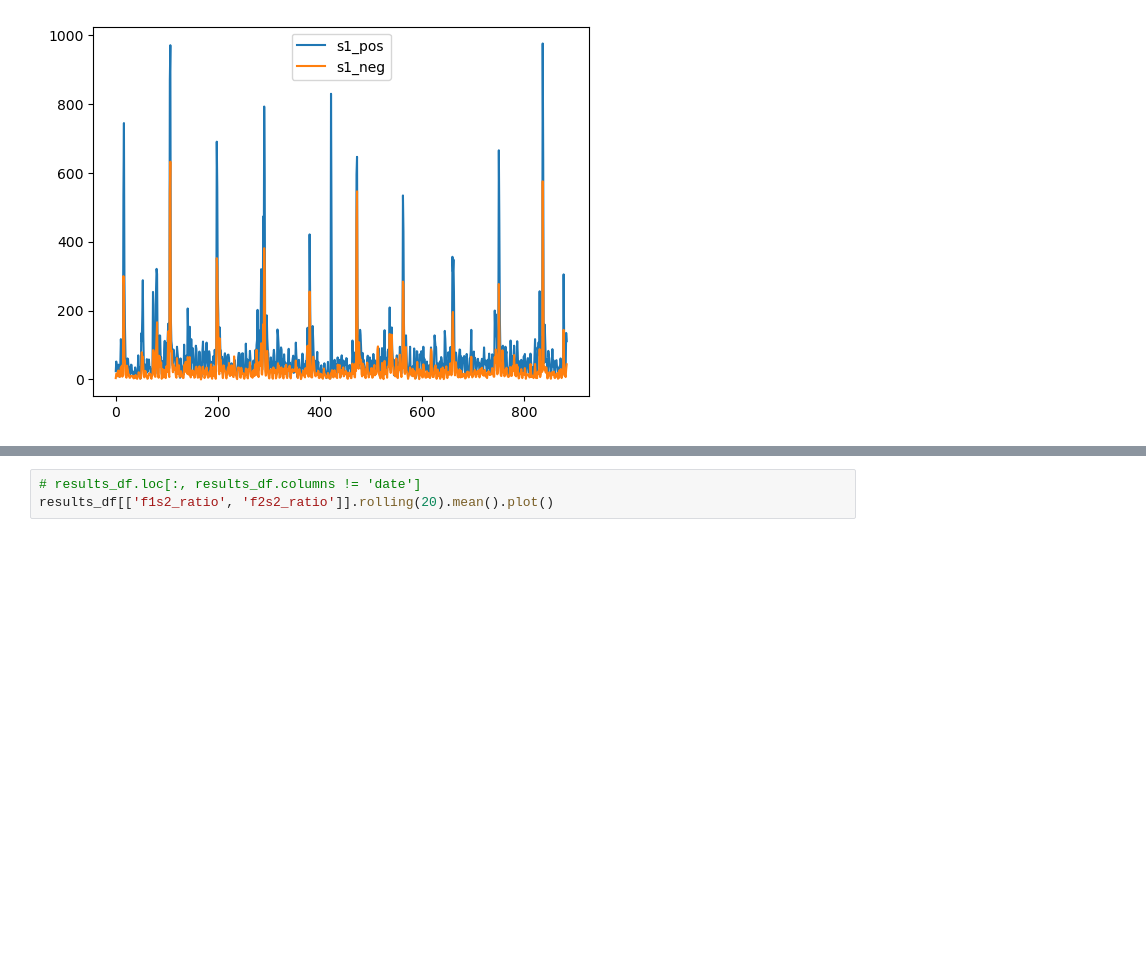
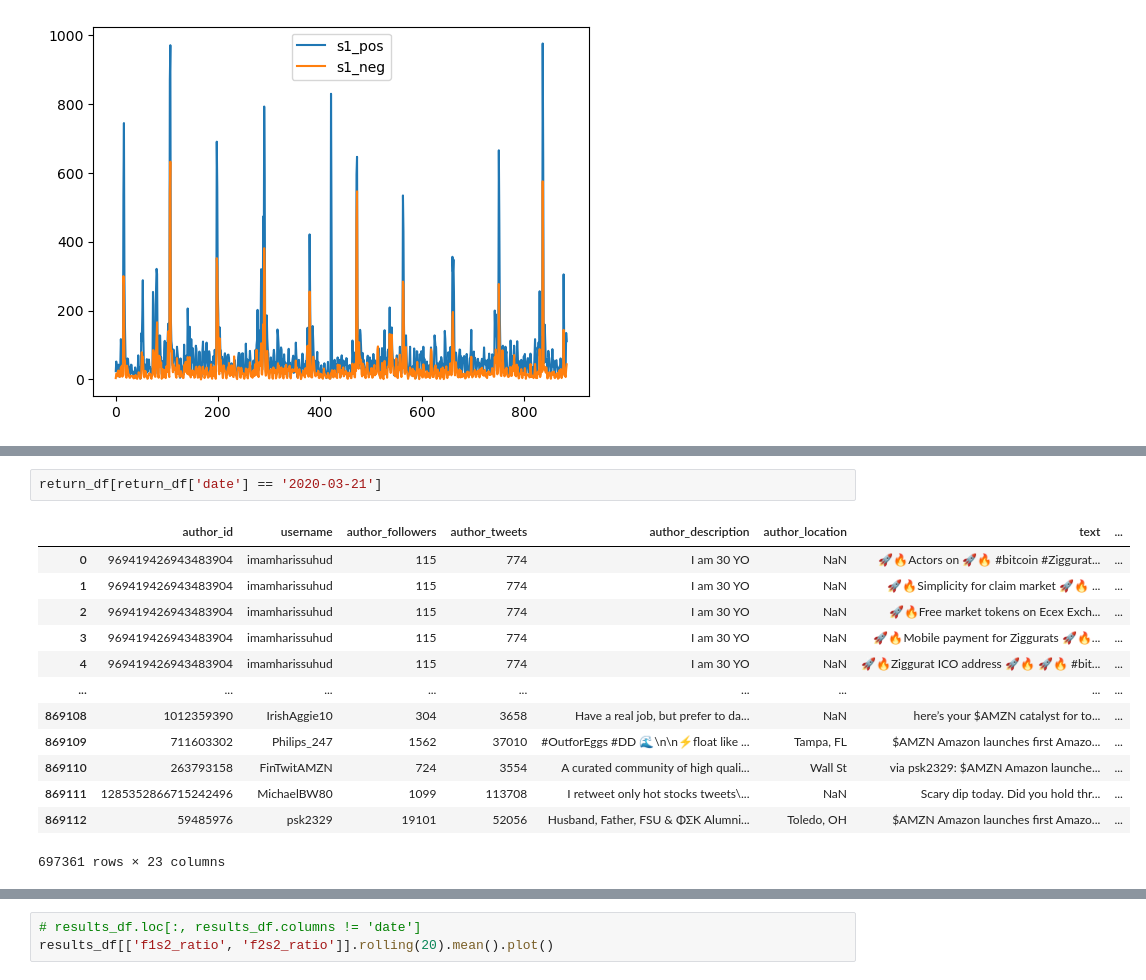
Before and after one commit to ceekoret/BMMTFI, a Jupyter notebook: thesis/data_source/twitter/Data cleaning and sentiment.ipynb, the cells around one changed output, grey strips where cells are left out. Cells and saved outputs as stored; diff of their text form; blank space fills up the shorter version.

```diff
--- a/thesis/data_source/twitter/Data cleaning and sentiment.ipynb
+++ b/thesis/data_source/twitter/Data cleaning and sentiment.ipynb
@@ -315,3 +356,19 @@ results_df = results_df.merge(to_merge_df, how='left', left_on='date', right_on=
+# %%
+return_df[return_df['date'] == '2020-03-21']
+# %% [output]
+|  | author_id | username | author_followers | author_tweets | author_description | author_location | text | ... |
+| 0 | 969419426943483904 | imamharissuhud | 115 | 774 | I am 30 YO | NaN | 🚀🔥Actors on 🚀🔥 #bitcoin #Ziggurat... | ... |
+| 1 | 969419426943483904 | imamharissuhud | 115 | 774 | I am 30 YO | NaN | 🚀🔥Simplicity for claim market 🚀🔥 ... | ... |
+| 2 | 969419426943483904 | imamharissuhud | 115 | 774 | I am 30 YO | NaN | 🚀🔥Free market tokens on Ecex Exch... | ... |
+| 3 | 969419426943483904 | imamharissuhud | 115 | 774 | I am 30 YO | NaN | 🚀🔥Mobile payment for Ziggurats 🚀🔥... | ... |
+| 4 | 969419426943483904 | imamharissuhud | 115 | 774 | I am 30 YO | NaN | 🚀🔥Ziggurat ICO address 🚀🔥 🚀🔥 #bit... | ... |
+| ... | ... | ... | ... | ... | ... | ... | ... | ... |
+| 869108 | 1012359390 | IrishAggie10 | 304 | 3658 | Have a real job, but prefer to da... | NaN | here’s your $AMZN catalyst for to... | ... |
+| 869109 | 711603302 | Philips_247 | 1562 | 37010 | #OutforEggs #DD 🌊\n\n⚡float like ... | Tampa, FL | $AMZN Amazon launches first Amazo... | ... |
+| 869110 | 263793158 | FinTwitAMZN | 724 | 3554 | A curated community of high quali... | Wall St | via psk2329: $AMZN Amazon launche... | ... |
+| 869111 | 1285352866715242496 | MichaelBW80 | 1099 | 113708 | I retweet only hot stocks tweets\... | NaN | Scary dip today. Did you hold thr... | ... |
+| 869112 | 59485976 | psk2329 | 19101 | 52056 | Husband, Father, FSU & ΦΣΚ Alumni... | Toledo, OH | $AMZN Amazon launches first Amazo... | ... |
+697361 rows × 23 columns
 # %%
 def plot_graph(df, ticker, x='date', y1='performance_1', y2='[taq]price'):
 
```
Also changed, not shown: parts of 7 cells of this notebook.
